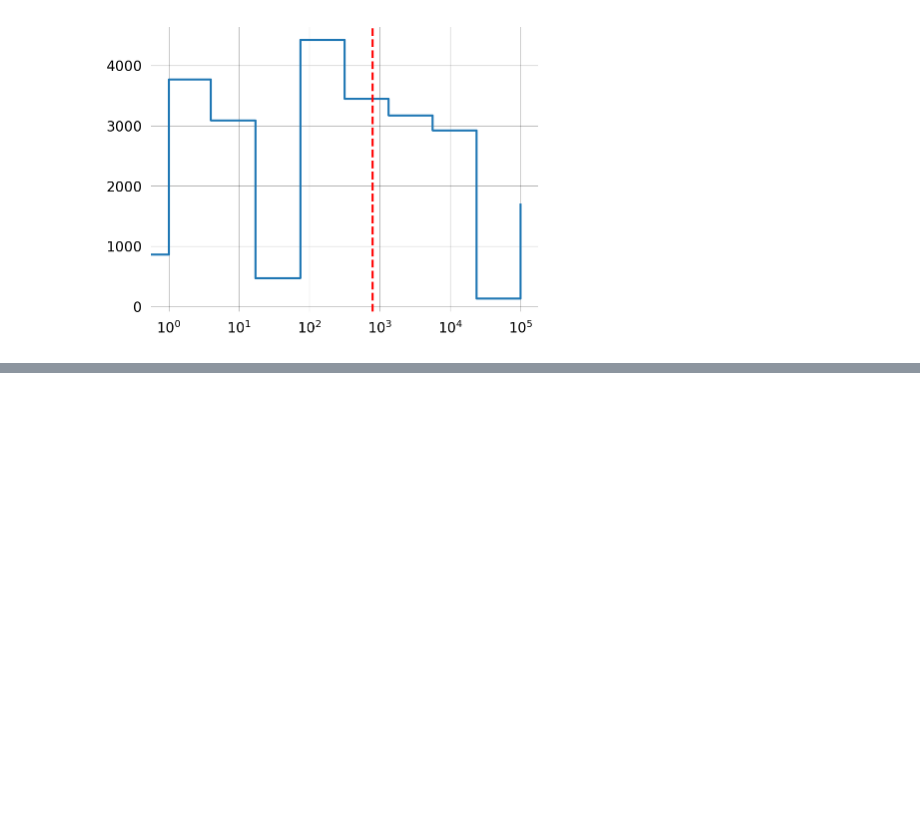
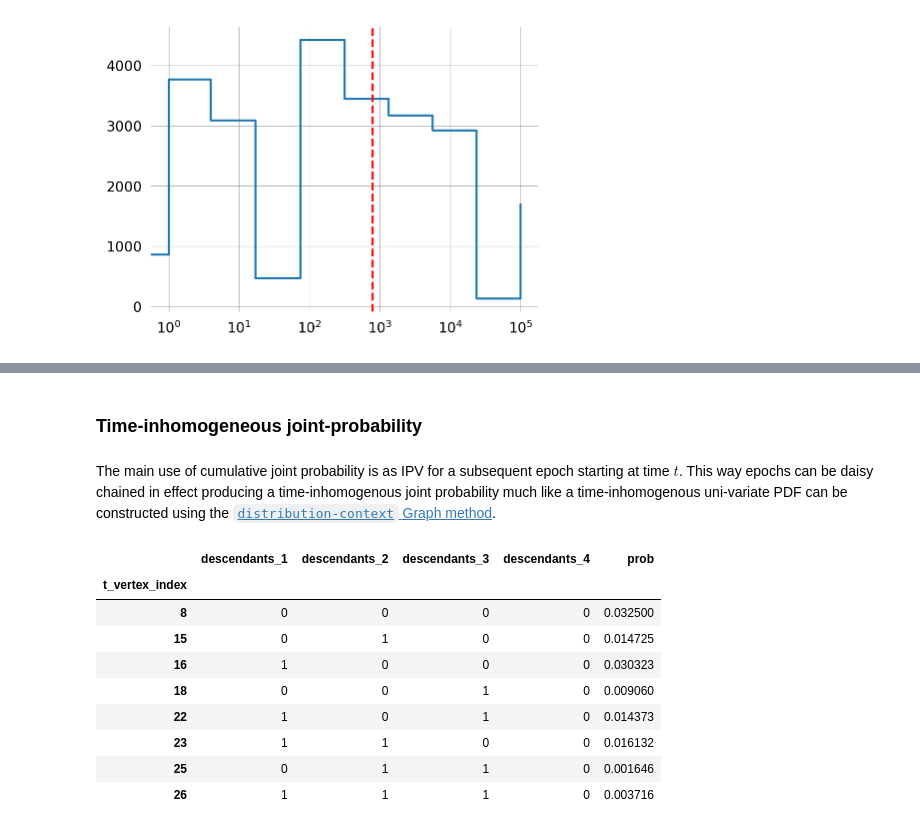
Before and after one commit to munch-group/phasic, a Jupyter notebook: docs/pages/tutorial/time-inhomogeneous.ipynb, the cells around one changed output, grey strips where cells are left out. Saved outputs shown, nothing was run; the diff lists cells and outputs as text; code cells hidden in the pictures; blank space fills up the shorter version.

```diff
--- a/docs/pages/tutorial/time-inhomogeneous.ipynb
+++ b/docs/pages/tutorial/time-inhomogeneous.ipynb
@@ -484,0 +383,29 @@ graph.plot(size=(12, 8), max_nodes=300)
+# %% [markdown]
+
+### Time-inhomogeneous joint-probability
+# %% [markdown]
+The main use of cumulative joint probability is as IPV for a subsequent epoch starting at time $t$. This way epochs can be daisy chained in effect producing a time-inhomogenous joint probability much like a time-inhomogenous uni-variate PDF can be constructed using the [`distribution-context` Graph method](time-inhomogeneous.ipynb).
+# %%
+epoch_starts = [0, 0.2, 0.5]
+pop_sizes = [1, 5, 2]
+cont_joint_graph = graph.joint_prob_graph(mutation_rate=mutation_rate, reward_limit=reward_limit, discrete=False)
+ctx = cont_joint_graph.epoch_context()
+for t, N in zip(epoch_starts[1:], pop_sizes[:-1]):
+    ctx.update_weights([1/N, mutation_rate])
+    epoch_ipv = ctx.next_ipv(t)
+    ctx = cont_joint_graph.epoch_context()
+    ctx.update_ipv(epoch_ipv)
+N = pop_sizes[-1]
+ctx.update_weights([1/N, mutation_rate])
+ctx.joint_probs_table()
+# %% [output]
+|  | descendants_1 | descendants_2 | descendants_3 | descendants_4 | prob |
+| t_vertex_index |  |  |  |  |  |
+| 8 | 0 | 0 | 0 | 0 | 0.032500 |
+| 15 | 0 | 1 | 0 | 0 | 0.014725 |
+| 16 | 1 | 0 | 0 | 0 | 0.030323 |
+| 18 | 0 | 0 | 1 | 0 | 0.009060 |
+| 22 | 1 | 0 | 1 | 0 | 0.014373 |
+| 23 | 1 | 1 | 0 | 0 | 0.016132 |
+| 25 | 0 | 1 | 1 | 0 | 0.001646 |
+| 26 | 1 | 1 | 1 | 0 | 0.003716 |
```
Also changed, not shown: parts of 17 cells of this notebook, 11 other files.
